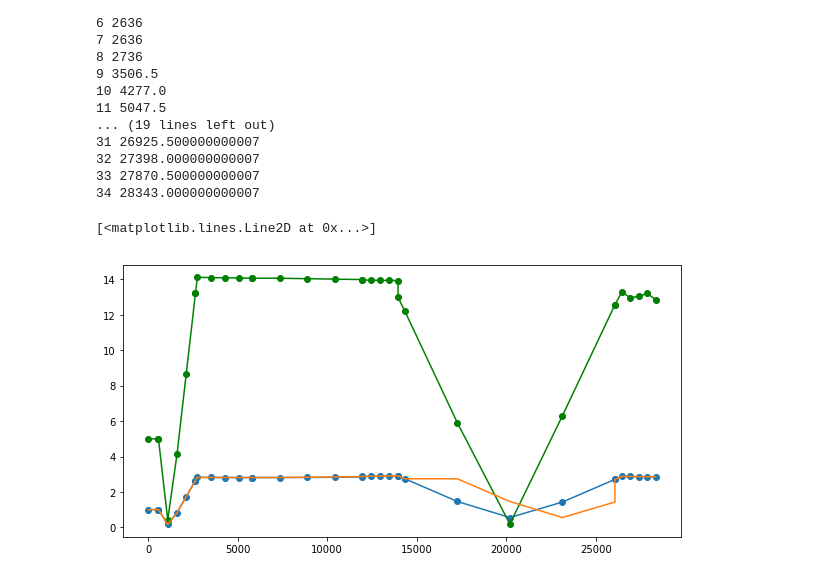
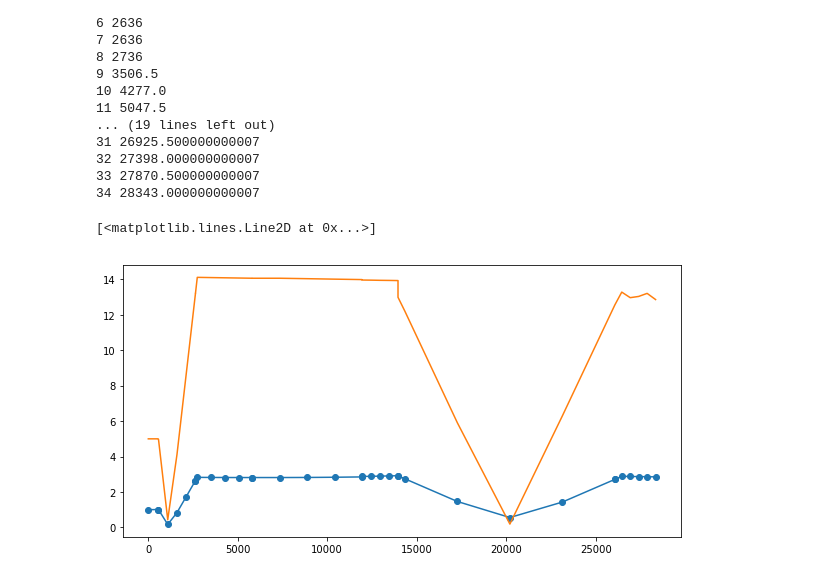
Before and after one commit to eseguraca6/slacecodes, a Jupyter notebook: FACET_model_current/wavelength_runs/zemax_t.ipynb, the cells around one changed output. Saved outputs shown, nothing was run; the diff lists cells and outputs as text; code cells hidden in the pictures.

```diff
--- a/FACET_model_current/wavelength_runs/zemax_t.ipynb
+++ b/FACET_model_current/wavelength_runs/zemax_t.ipynb
@@ -69,15 +69,15 @@ for i in range(len(pos)):
 # %%
 ti_5mm_20 = np.loadtxt('tisaph_5mm.csv')
 ti_1mm_20 = np.loadtxt('tisaph_1mm.csv')
 
 
 plt.figure(figsize=(10,5))
 plt.plot(pos, ti_1mm_20, marker='o')
-plt.plot(pos, ti_5mm_20, marker = 'o', color = 'green')
+#plt.plot(pos, ti_5mm_20, marker = 'o', color = 'green')
 
-test_t1_5m = np.loadtxt('tisaph_data_20.csv')
-test_t1_1m
-plt.plot(pos, test_t1_5m)
+#test_t1_5m = np.loadtxt('tisaph_data_20.csv')
+test_t1_5m = np.loadtxt('tisaph_5mm_20mm_optics.csv')
+plt.plot(pos, test_t1_1m)
 # %% [output]
 [<matplotlib.lines.Line2D at 0x...>]
-[figure, old version]
+[figure, new version]
```
